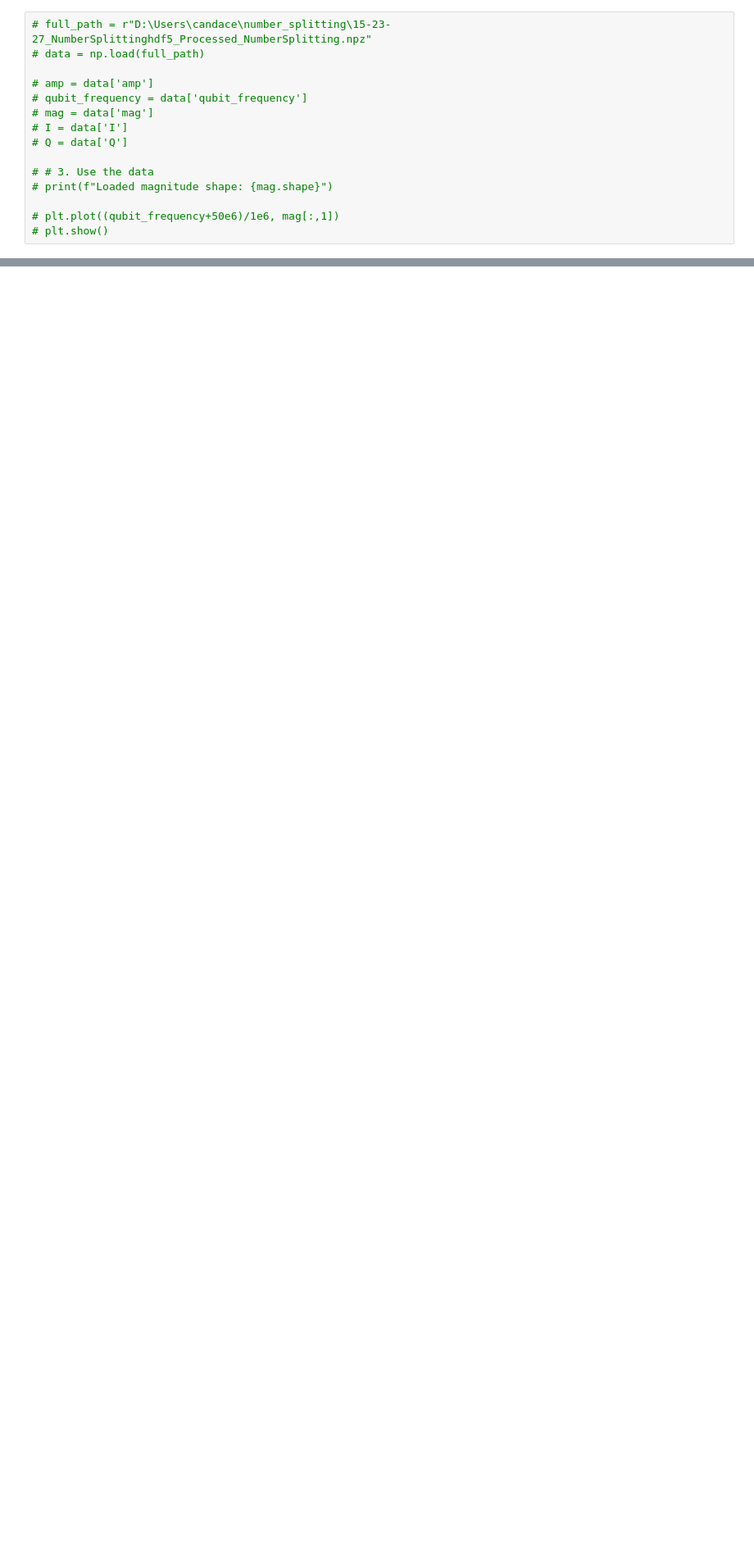
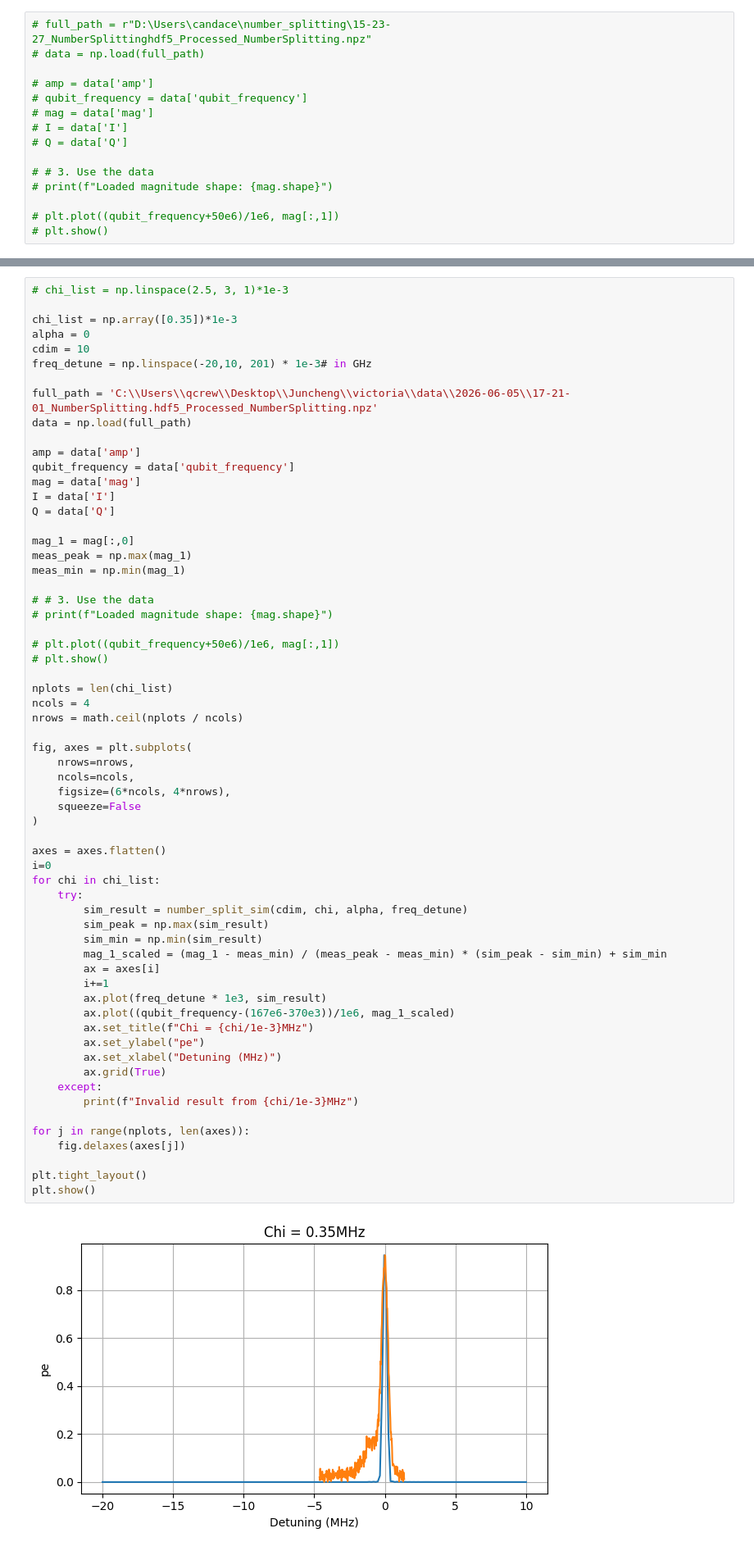
Before and after one commit to spinoandraptos/victoria, a Jupyter notebook: scripts/plot/number_splitting_sim.ipynb, the cells around one changed output, grey strips where cells are left out. Shown at 82% size. Drawn from its saved outputs; the diff is of its cells as text; blank space fills up the shorter version.

```diff
--- a/scripts/plot/number_splitting_sim.ipynb
+++ b/scripts/plot/number_splitting_sim.ipynb
@@ -321,3 +350,67 @@ def number_split_sim(cdim, chi, alpha, freq_detune):
+# %%
+# chi_list = np.linspace(2.5, 3, 1)*1e-3
+
+chi_list = np.array([0.35])*1e-3
+alpha = 0
+cdim = 10
+freq_detune = np.linspace(-20,10, 201) * 1e-3# in GHz
+
+full_path = 'C:\\Users\\qcrew\\Desktop\\Juncheng\\victoria\\data\\2026-06-05\\17-21-01_NumberSplitting.hdf5_Processed_NumberSplitting.npz'
+data = np.load(full_path)
+
+amp = data['amp']
+qubit_frequency = data['qubit_frequency']
+mag = data['mag']
+I = data['I']
+Q = data['Q']
+
+mag_1 = mag[:,0]
+meas_peak = np.max(mag_1)
+meas_min = np.min(mag_1)
+
+# # 3. Use the data
+# print(f"Loaded magnitude shape: {mag.shape}")
+
+# plt.plot((qubit_frequency+50e6)/1e6, mag[:,1])
+# plt.show()
+
+nplots = len(chi_list)
+ncols = 4
+nrows = math.ceil(nplots / ncols)
+
+fig, axes = plt.subplots(
+    nrows=nrows,
+    ncols=ncols,
+    figsize=(6*ncols, 4*nrows),
+    squeeze=False
+)
+
+axes = axes.flatten()
+i=0
+for chi in chi_list:
+    try:
+        sim_result = number_split_sim(cdim, chi, alpha, freq_detune)
+        sim_peak = np.max(sim_result)
+        sim_min = np.min(sim_result)
+        mag_1_scaled = (mag_1 - meas_min) / (meas_peak - meas_min) * (sim_peak - sim_min) + sim_min
+        ax = axes[i]
+        i+=1
+        ax.plot(freq_detune * 1e3, sim_result)
+        ax.plot((qubit_frequency-(167e6-370e3))/1e6, mag_1_scaled)
+        ax.set_title(f"Chi = {chi/1e-3}MHz")
+        ax.set_ylabel("pe")
+        ax.set_xlabel("Detuning (MHz)")
+        ax.grid(True)
+    except:
+        print(f"Invalid result from {chi/1e-3}MHz")
+
+for j in range(nplots, len(axes)):
+    fig.delaxes(axes[j])
+
+plt.tight_layout()
+plt.show()
+# %% [output]
+[figure, added]
 # %%
 # chi_list = np.linspace(2.5, 3, 1)*1e-3
 
```
Also changed, not shown: parts of 6 cells of this notebook, 46 other files.
